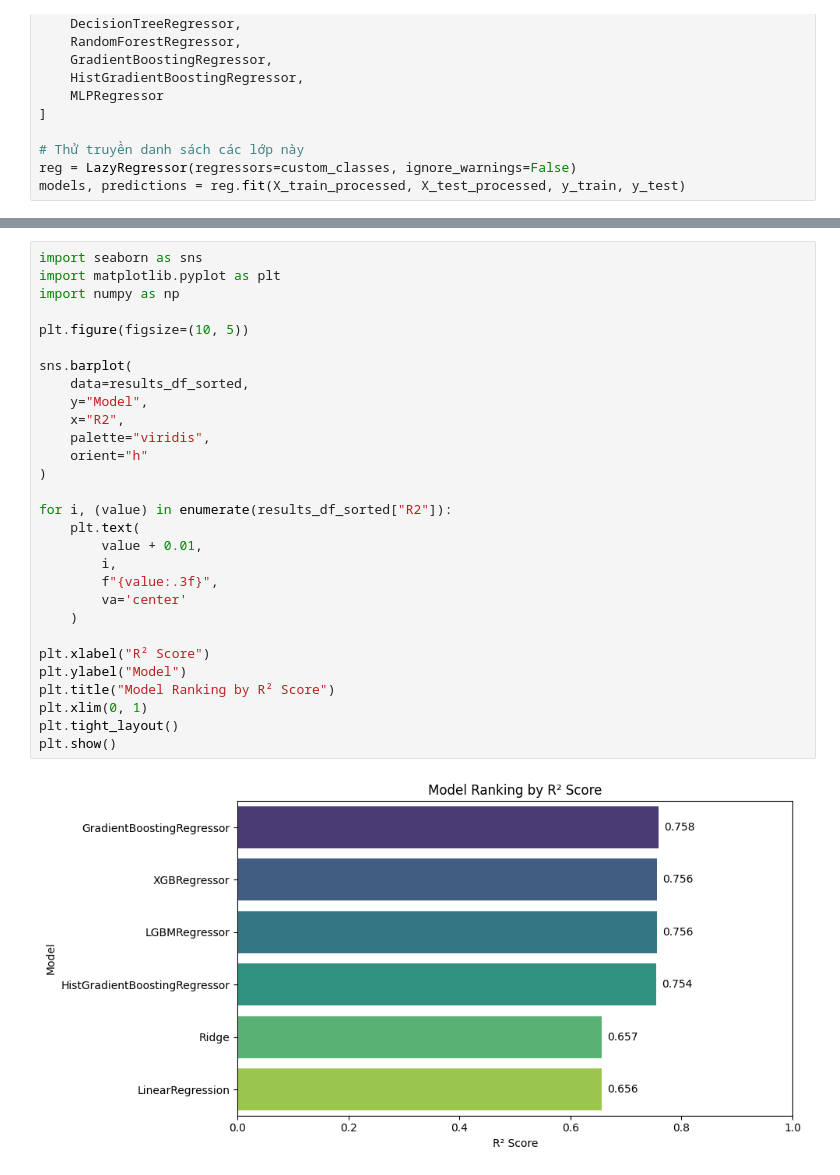
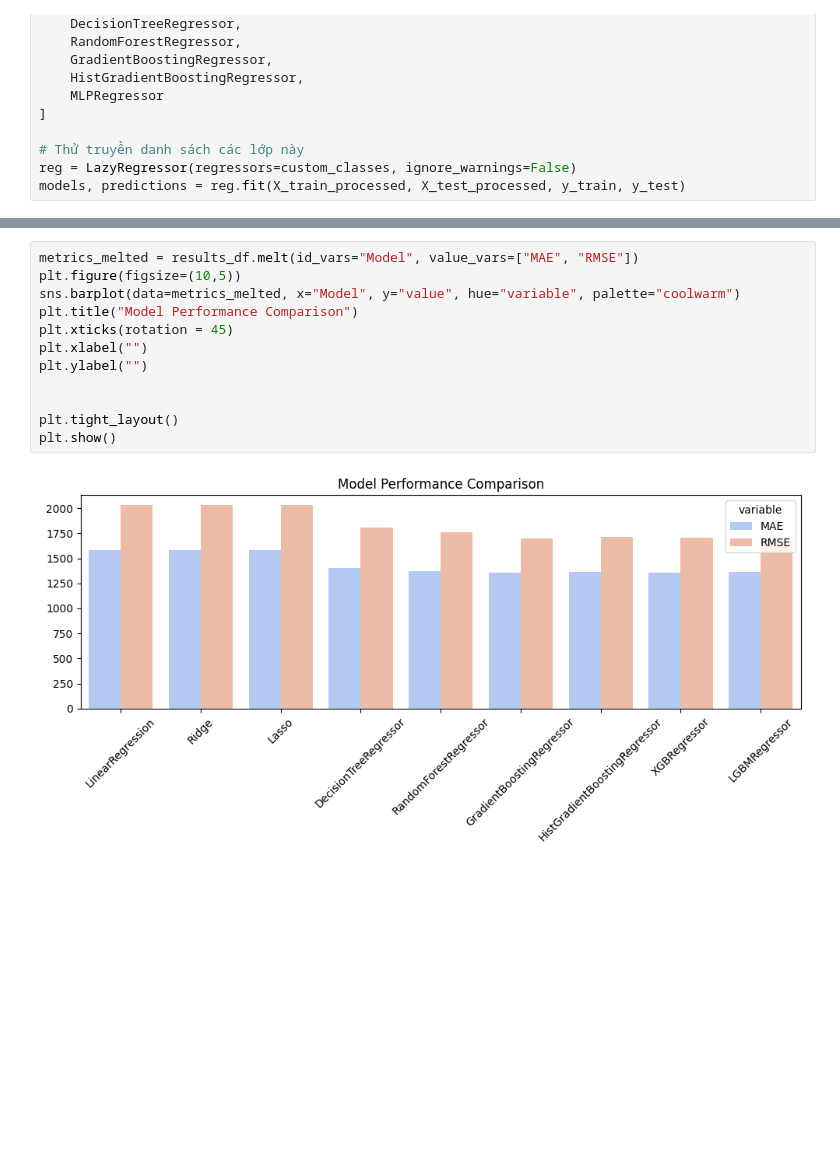
Before and after one commit to MonkeyNerdCoding/Vietnam-House-Price-Prediction, a Jupyter notebook: House_pricing_HCM.ipynb, the cells around one changed output, grey strips where cells are left out. Drawn from its saved outputs; the diff is of its cells as text; blank space fills up the shorter version.

```diff
--- a/House_pricing_HCM.ipynb
+++ b/House_pricing_HCM.ipynb
@@ -720,34 +733,17 @@ print(f"\n🏆 Best model: {best_model_name}")
 # %%
-import seaborn as sns
-import matplotlib.pyplot as plt
-import numpy as np
+metrics_melted = results_df.melt(id_vars="Model", value_vars=["MAE", "RMSE"])
+plt.figure(figsize=(10,5))
+sns.barplot(data=metrics_melted, x="Model", y="value", hue="variable", palette="coolwarm")
+plt.title("Model Performance Comparison")
+plt.xticks(rotation = 45)
+plt.xlabel("")
+plt.ylabel("")
 
-plt.figure(figsize=(10, 5))
 
-sns.barplot(
-    data=results_df_sorted,
-    y="Model",
-    x="R2",
-    palette="viridis",
-    orient="h"
-)
-
-for i, (value) in enumerate(results_df_sorted["R2"]):
-    plt.text(
-        value + 0.01,
-        i,
-        f"{value:.3f}",
-        va='center'
-    )
-
-plt.xlabel("R² Score")
-plt.ylabel("Model")
-plt.title("Model Ranking by R² Score")
-plt.xlim(0, 1)
 plt.tight_layout()
 plt.show()
 # %% [output]
-[figure, old version]
+[figure, new version]
 # %%
 
 import matplotlib.pyplot as plt
```
Also changed, not shown: parts of 42 cells of this notebook, 1 other file.
